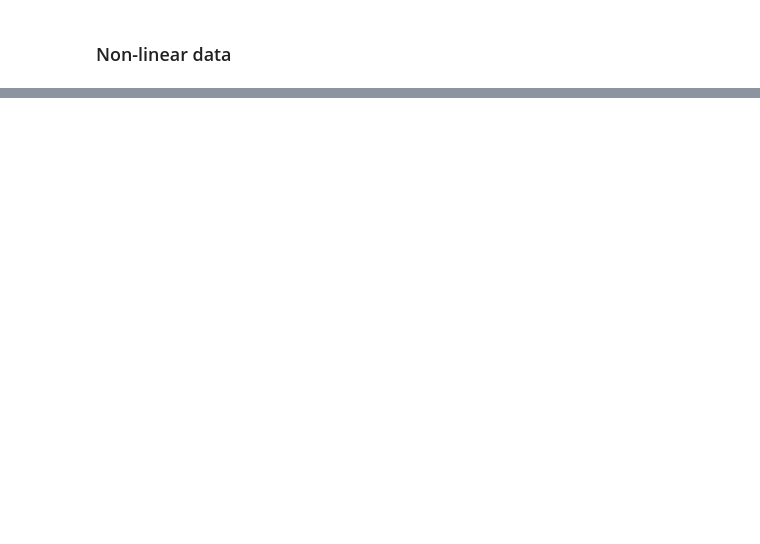
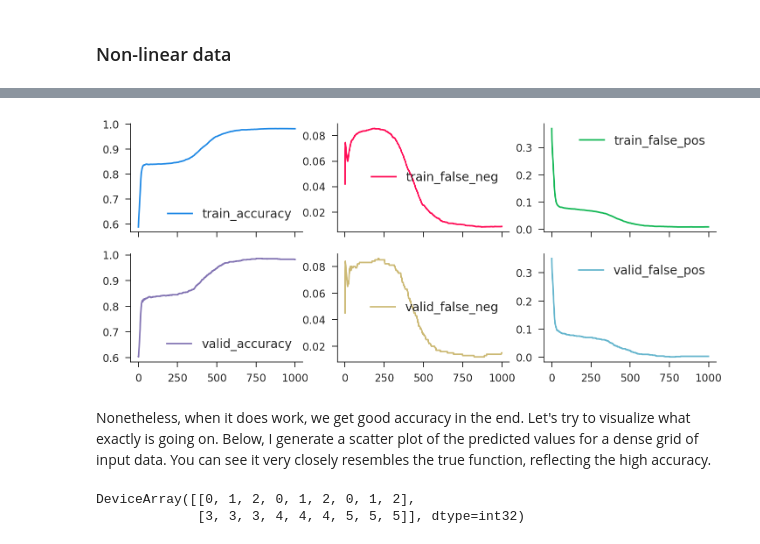
Before and after one commit to iamlemec/grad_code, a Jupyter notebook: lecture_4.ipynb, the cells around one changed output, grey strips where cells are left out. Cells and saved outputs as stored; diff of their text form; code cells hidden in the pictures; blank space fills up the shorter version.

```diff
--- a/lecture_4.ipynb
+++ b/lecture_4.ipynb
@@ -222,0 +285,34 @@ false_neg = 0.18949998915195465
+# %%
+def neural_stats(c, x, y):
+    # generate predictions
+    logits = neural_predict(c, x)
+    predict = logits >= 0.0 # point prediction in {0,1}
+
+    # fit assessment
+    accuracy = np.mean(predict == y)
+    false_pos = np.mean(predict & ~y)
+    false_neg = np.mean(~predict & y)
+
+    # return detached
+    return {
+        'accuracy': accuracy, 'false_pos': false_pos, 'false_neg': false_neg
+    }
+# %%
+@partial(jax.jit, static_argnames='K')
+def neural_regression(train_x, train_y, valid_x, valid_y, K=1000, Δ=2.0, hid=2):
+    # generate coefficients of the appropriate shape
+    c0 = {
+        'W0': 2*np0.random.randn(2, hid),
+        'b0': 2*np0.random.randn(hid),
+        'W1': 2*np0.random.randn(hid),
+        'b1': 2*np0.random.randn(),
+    }
+
+    # scan that baby
+    def update(c, t):
+        dc = d_neural_loss(c, train_x, train_y)
+        c1 = update_coeff(c, dc, Δ)
+        train_stats = neural_stats(c, train_x, train_y)
+        valid_stats = neural_stats(c, valid_x, valid_y)
+        return c1, (train_stats, valid_stats)
+    return lax.scan(update, c0, np.arange(K))
@@ -222,0 +321,7 @@ false_neg = 0.18949998915195465
+# %%
+est, (train_hist, valid_hist) = neural_regression(train_space, train_categ, valid_space, valid_categ)
+history = pd.concat([
+    pd.DataFrame(train_hist).add_prefix('train_'),
+    pd.DataFrame(valid_hist).add_prefix('valid_'),
+], axis=1)
+history.iloc[-1]
@@ -222,0 +336,13 @@ false_neg = 0.18949998915195465
+# %%
+history.plot(subplots=True, layout=(2, 3), figsize=(12, 5));
+# %% [output]
+[figure, added]
+# %% [markdown]
+Nonetheless, when it does work, we get good accuracy in the end. Let's try to visualize what exactly is going on. Below, I generate a scatter plot of the predicted values for a dense grid of input data. You can see it very closely resembles the true function, reflecting the high accuracy.
+# %%
+# useful for creating coordinate lists
+cartesian_prod = lambda a, b: np.dstack(np.meshgrid(a, b)).reshape(-1, 2)
+cartesian_prod(np.arange(3), np.arange(3, 6)).T
+# %% [output]
+DeviceArray([[0, 1, 2, 0, 1, 2, 0, 1, 2],
+             [3, 3, 3, 4, 4, 4, 5, 5, 5]], dtype=int32)
```
Also changed, not shown: parts of 51 cells of this notebook, 2 other files.
